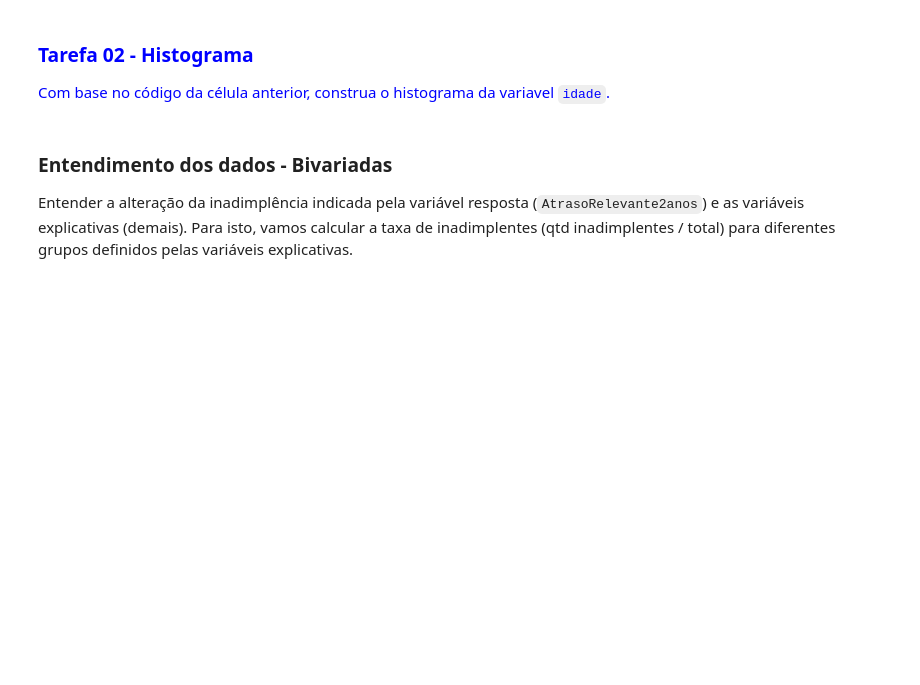
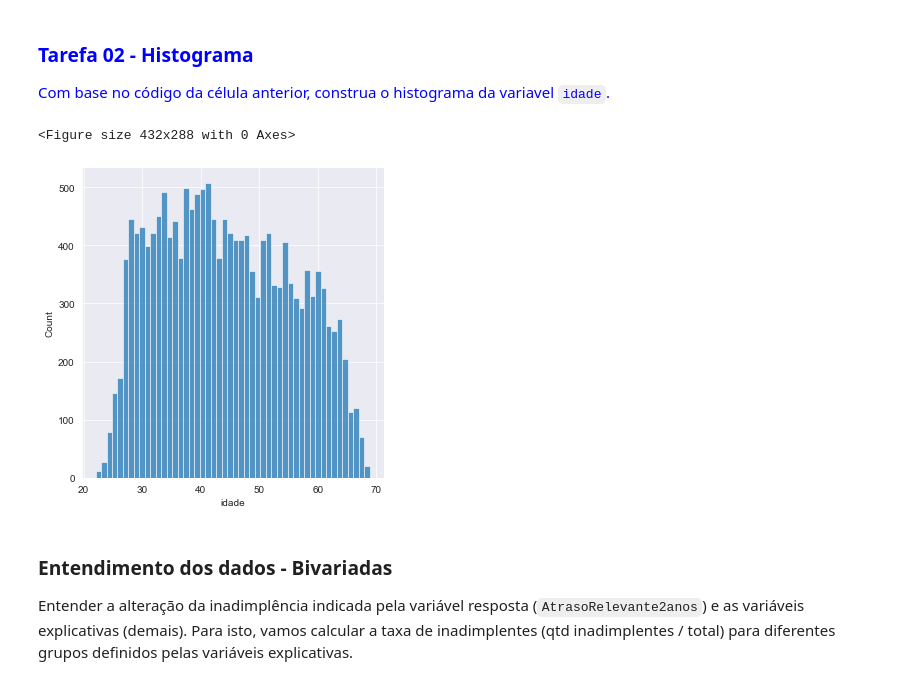
Before and after one commit to guilherme-ssanto/data-science, a Jupyter notebook: Projeto 01 - Classificação de crédito.ipynb, the cells around one changed output. Drawn from its saved outputs; the diff is of its cells as text; code cells hidden in the pictures; blank space fills up the shorter version.

````diff
--- a/Projeto 01 - Classificação de crédito.ipynb
+++ b/Projeto 01 - Classificação de crédito.ipynb
@@ -126,6 +131,15 @@ plt.show()
 # %% [markdown]
 ### <span style="color:blue">Tarefa 02 - Histograma </span>
 <span style="color:blue"> Com base no código da célula anterior, construa o histograma da variavel ```idade```.  </span>
+# %%
+plt.clf()
+var = "idade"
+
+sns.displot(df, x = var, bins = 50)
+plt.show()
+# %% [output]
+<Figure size 432x288 with 0 Axes>
+[figure, added]
 # %% [markdown]
 ### Entendimento dos dados - Bivariadas
 
````
Also changed, not shown: parts of 11 cells of this notebook.
